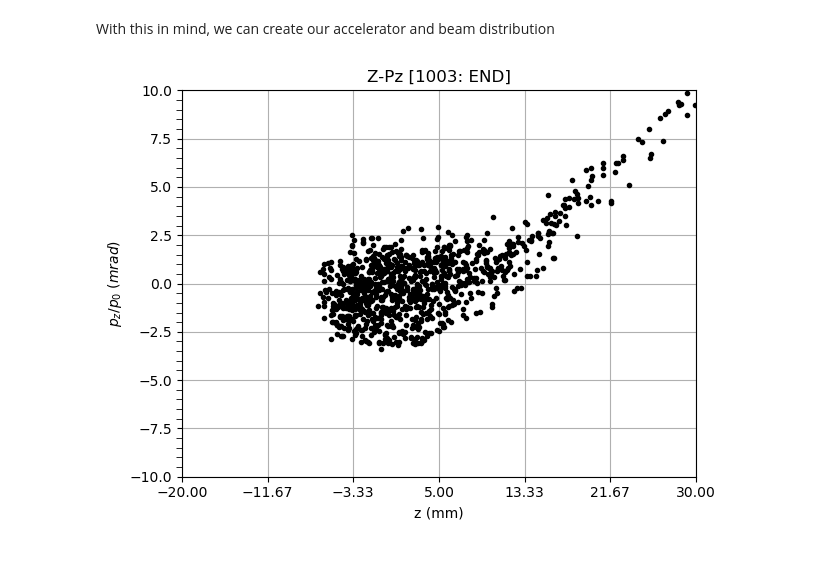
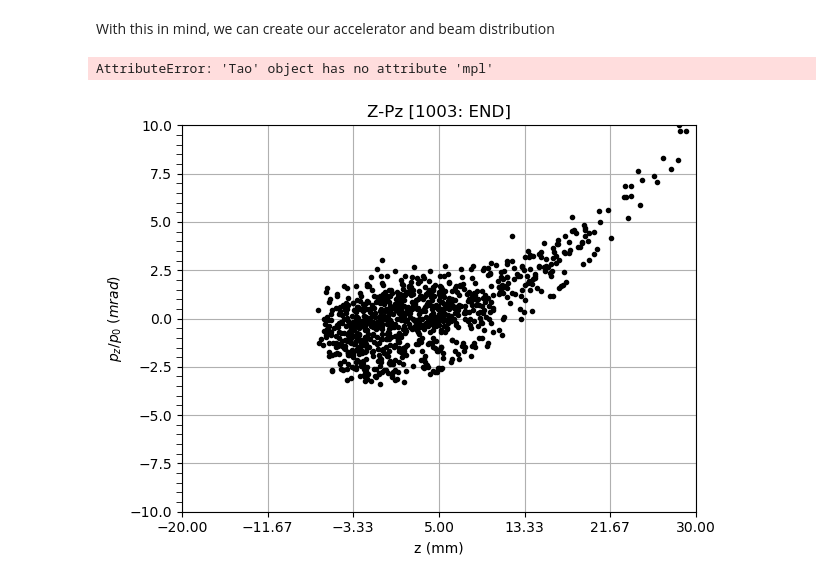
Before and after one commit to andrew-koren/learn-bmad, a Jupyter notebook: project_3/project_3.ipynb, the cells around one changed output. Saved outputs shown, nothing was run; the diff lists cells and outputs as text; code cells hidden in the pictures.

```diff
--- a/project_3/project_3.ipynb
+++ b/project_3/project_3.ipynb
@@ -400,5 +402,7 @@ init_file = Path.cwd() / "tao.init" # make sure Path.cwd() is this directory
 tao = Tao(init_file=init_file, plot="mpl")
 # %%
 tao.plot('beam_plot')
+graphs, fig, axes = tao.mpl.plot('beam_plot')
 # %% [output]
+AttributeError: 'Tao' object has no attribute 'mpl'
-[figure, old version]
+[figure, new version]
```
Also changed, not shown: parts of 3 cells of this notebook, 1 other file.
